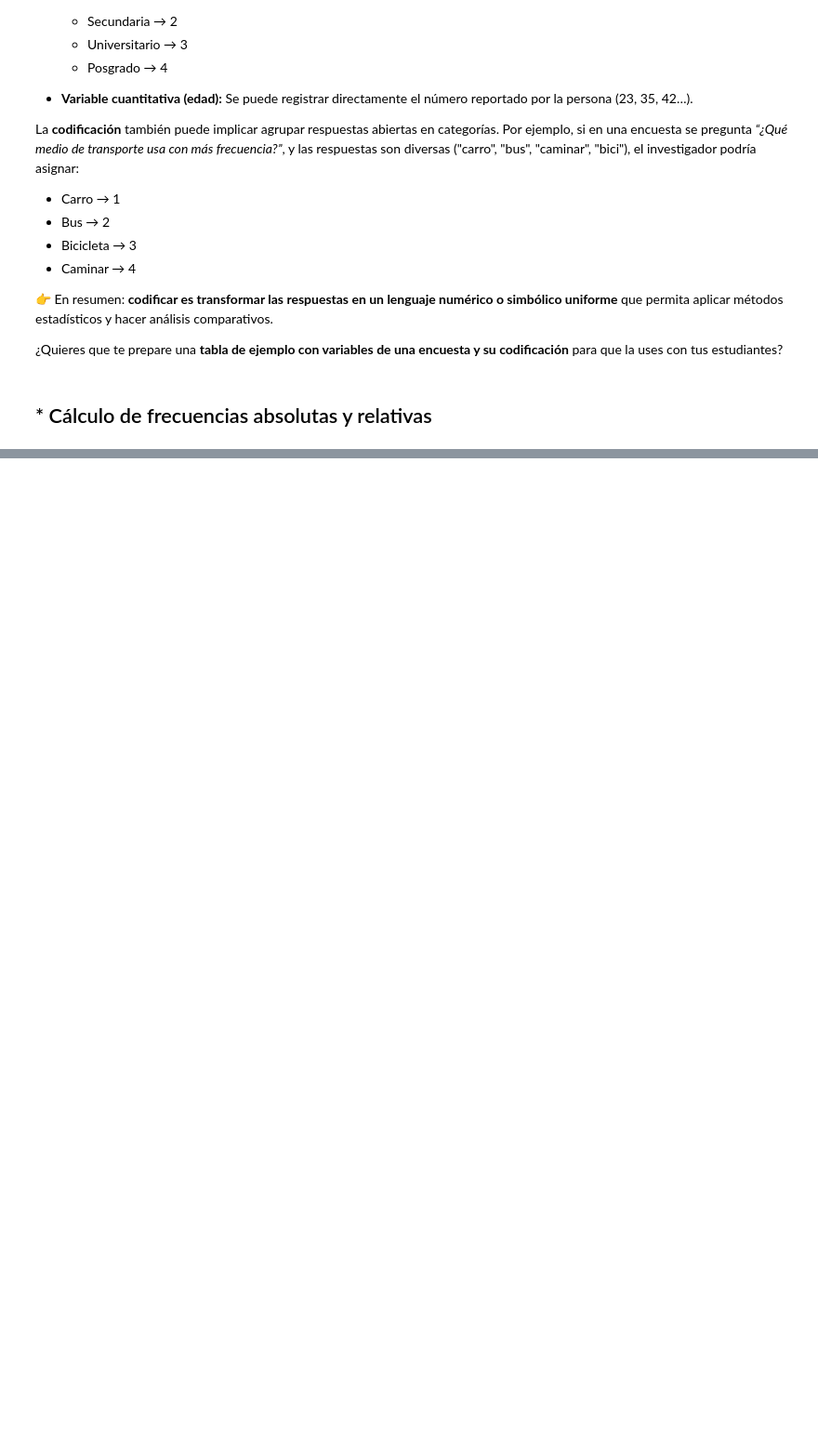
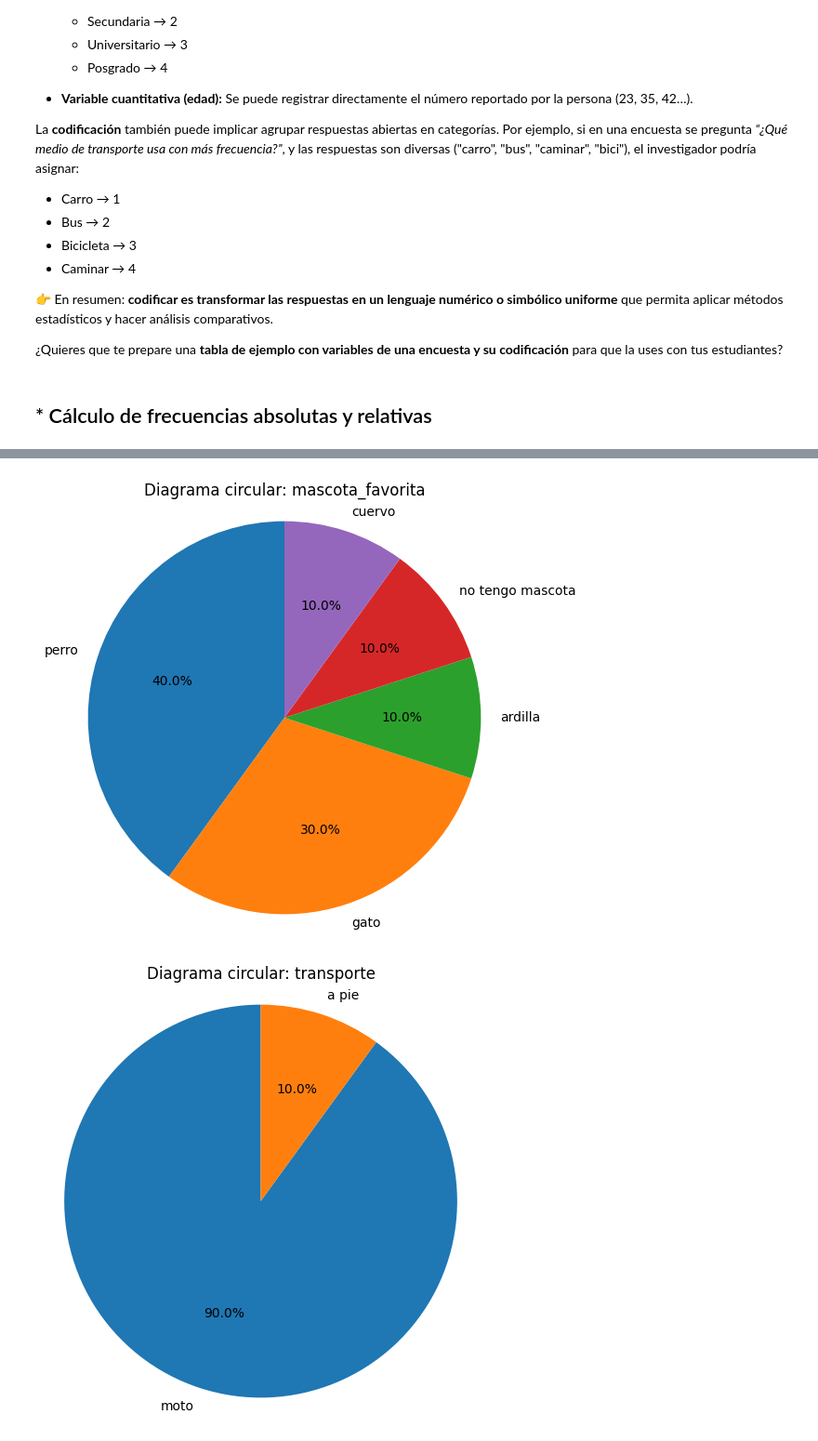
Before and after one commit to marco-canas/investigacion_en_asesoria, a Jupyter notebook: 2_secuencia_accion/2_Diseño_Proceso_IAE/Intervencion/8_r_estadistica/encuesta_1.ipynb, the cells around one changed output, grey strips where cells are left out. Shown: that part at 93% size. Saved outputs shown, nothing was run; the diff lists cells and outputs as text; code cells hidden in the pictures; blank space fills up the shorter version.

```diff
--- a/2_secuencia_accion/2_Diseño_Proceso_IAE/Intervencion/8_r_estadistica/encuesta_1.ipynb
+++ b/2_secuencia_accion/2_Diseño_Proceso_IAE/Intervencion/8_r_estadistica/encuesta_1.ipynb
@@ -168,2 +221,28 @@ Data columns (total 10 columns):
 dtypes: datetime64[ns](1), float64(2), int64(3), object(4)
 memory usage: 932.0+ bytes
+# %%
+# corregir las respuestas en las variables categóricas nominales para que queden el minúscula y en singular.
+
+import pandas as pd
+import inflect
+
+# Crear motor de singularización
+p = inflect.engine()
+
+# Seleccionar solo las columnas categóricas
+categorical_cols = df.select_dtypes(include=['object', 'category']).columns
+
+# Limpiar valores categóricos: minúsculas y singular
+for col in categorical_cols:
+    df[col] = (
+        df[col]
+        .astype(str)               # asegurar que sean string
+        .str.strip()               # quitar espacios extra
+        .str.lower()               # pasar a minúsculas
+        .apply(lambda x: p.singular_noun(x) if p.singular_noun(x) else x)  # singularizar
+    )
+
+# Verificar resultado en algunas columnas
+for col in categorical_cols:
+    print(f"\nColumna: {col}")
+    print(df[col].unique())
@@ -170 +261,10 @@ memory usage: 932.0+ bytes
+# %%
+var_categoricas = [
+    'mascota_favorita',
+    'transporte',
+    'satisfaccion_internet',
+    'nivel_ingles'
+]
+var_categoricas_nominales = ['mascota_favorita', 'transporte']
+var_categoricas_ordinales = ['satisfaccion_internet', 'nivel_ingles']
 # %% [markdown]
@@ -202,3 +296,16 @@ Nivel 5    0.1
 Name: proportion, dtype: float64
 
 --------------------------------------------------
+# %%
+import matplotlib.pyplot as plt
+
+for var in var_categoricas:
+    counts = df[var].value_counts()
+    plt.figure(figsize=(6, 6))
+    plt.pie(counts, labels=counts.index, autopct='%1.1f%%', startangle=90)
+    plt.title(f'Diagrama circular: {var}')
+    plt.axis('equal')
+    plt.show()
+# %% [output]
+[figure, added]
+[figure, added]
```
Also changed, not shown: parts of 14 cells of this notebook.
